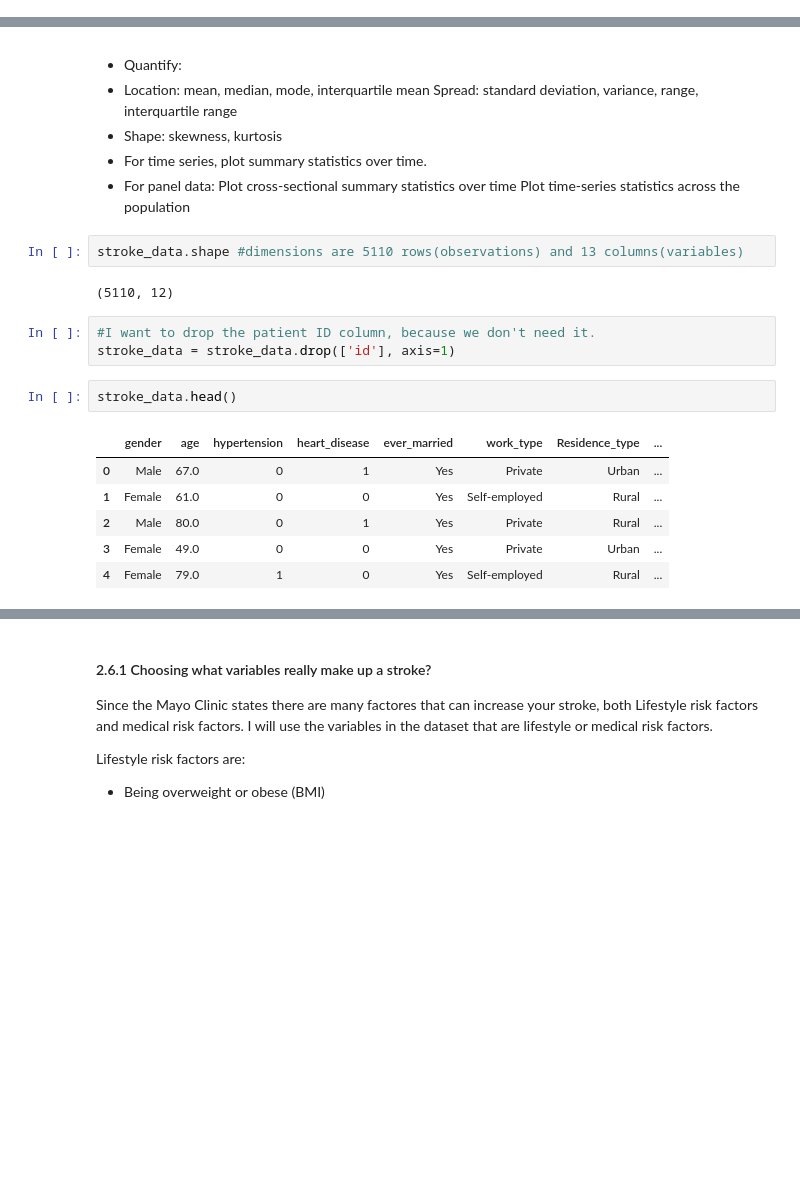
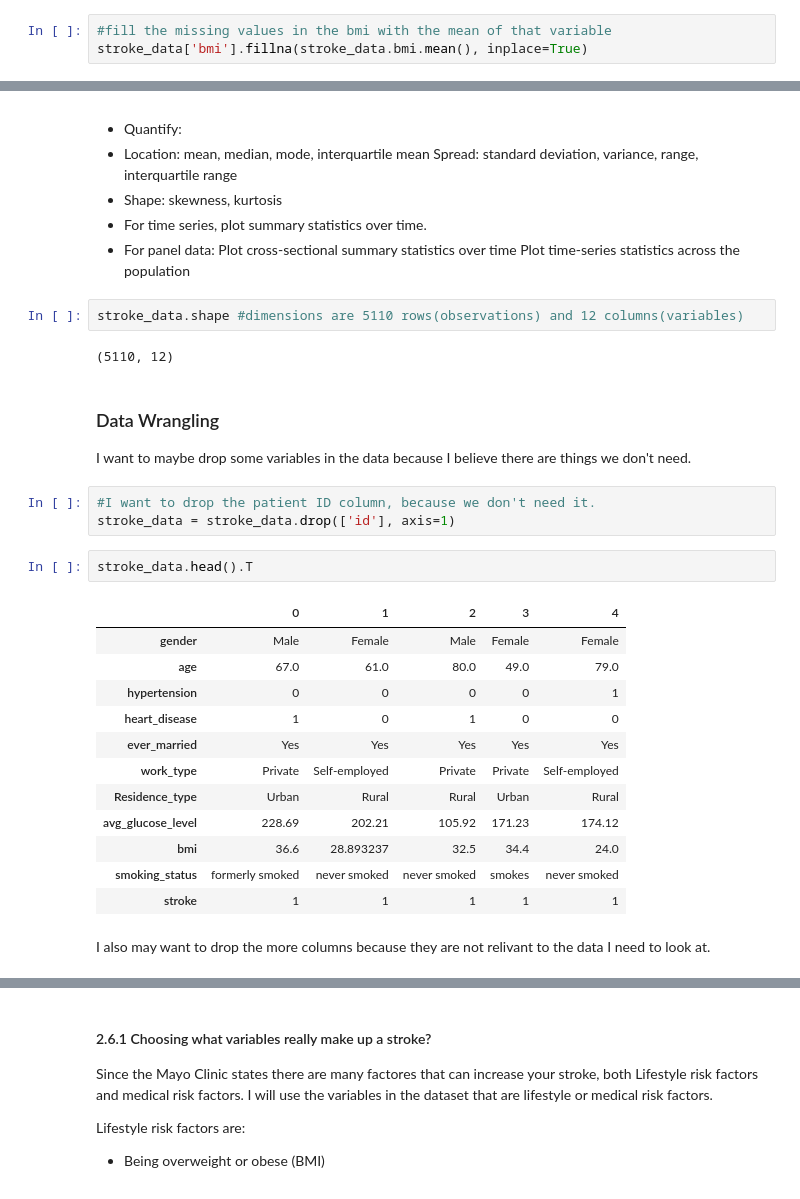
Before and after one commit to FayD21/Capstone-2-Stroke-Prediction, a Jupyter notebook: Notebooks/Stroke_data_wrangling_EDA_02.ipynb, the cells around one changed output, grey strips where cells are left out. Drawn from its saved outputs; the diff is of its cells as text; blank space fills up the shorter version.

Commit message:
Not fully flushed out, need mentors help

```diff
--- a/Notebooks/Stroke_data_wrangling_EDA_02.ipynb
+++ b/Notebooks/Stroke_data_wrangling_EDA_02.ipynb
@@ -143,3 +145,6 @@ missing.sort_values(by= 'count')
 `bmi` is the ONLY column with missing values, at 3.933%. A total of 201 rows have missine values in the `bmi` column.
 
 Body Mass Index or BMI is a very big indicator of a persons health. So these missing values in the patient's row are very important, I will have to consider dropping the rows with the `bmi` missing values.
+# %%
+#fill the missing values in the bmi with the mean of that variable
+stroke_data['bmi'].fillna(stroke_data.bmi.mean(), inplace=True)
@@ -512,18 +545,29 @@ Exploring each individual variable (Basics steps to complete during Step 1):
 - For time series, plot summary statistics over time.
 - For panel data: Plot cross-sectional summary statistics over time Plot time-series statistics across the population
 # %%
-stroke_data.shape #dimensions are 5110 rows(observations) and 13 columns(variables)
+stroke_data.shape #dimensions are 5110 rows(observations) and 12 columns(variables)
 # %% [output]
 (5110, 12)
+# %% [markdown]
+### Data Wrangling
+I want to maybe drop some variables in the data because I believe there are things we don't need.
 # %%
 #I want to drop the patient ID column, because we don't need it.
 stroke_data = stroke_data.drop(['id'], axis=1)
 # %%
-stroke_data.head()
+stroke_data.head().T
 # %% [output]
-|  | gender | age | hypertension | heart_disease | ever_married | work_type | Residence_type | ... |
-| 0 | Male | 67.0 | 0 | 1 | Yes | Private | Urban | ... |
-| 1 | Female | 61.0 | 0 | 0 | Yes | Self-employed | Rural | ... |
-| 2 | Male | 80.0 | 0 | 1 | Yes | Private | Rural | ... |
-| 3 | Female | 49.0 | 0 | 0 | Yes | Private | Urban | ... |
-| 4 | Female | 79.0 | 1 | 0 | Yes | Self-employed | Rural | ... |
+|  | 0 | 1 | 2 | 3 | 4 |
+| gender | Male | Female | Male | Female | Female |
+| age | 67.0 | 61.0 | 80.0 | 49.0 | 79.0 |
+| hypertension | 0 | 0 | 0 | 0 | 1 |
+| heart_disease | 1 | 0 | 1 | 0 | 0 |
+| ever_married | Yes | Yes | Yes | Yes | Yes |
+| work_type | Private | Self-employed | Private | Private | Self-employed |
+| Residence_type | Urban | Rural | Rural | Urban | Rural |
+| avg_glucose_level | 228.69 | 202.21 | 105.92 | 171.23 | 174.12 |
+| bmi | 36.6 | 28.893237 | 32.5 | 34.4 | 24.0 |
+| smoking_status | formerly smoked | never smoked | never smoked | smokes | never smoked |
+| stroke | 1 | 1 | 1 | 1 | 1 |
+# %% [markdown]
+I also may want to drop the more columns because they are not relivant to the data I need to look at.
```
Also changed, not shown: parts of 48 cells of this notebook, 1 other file.
